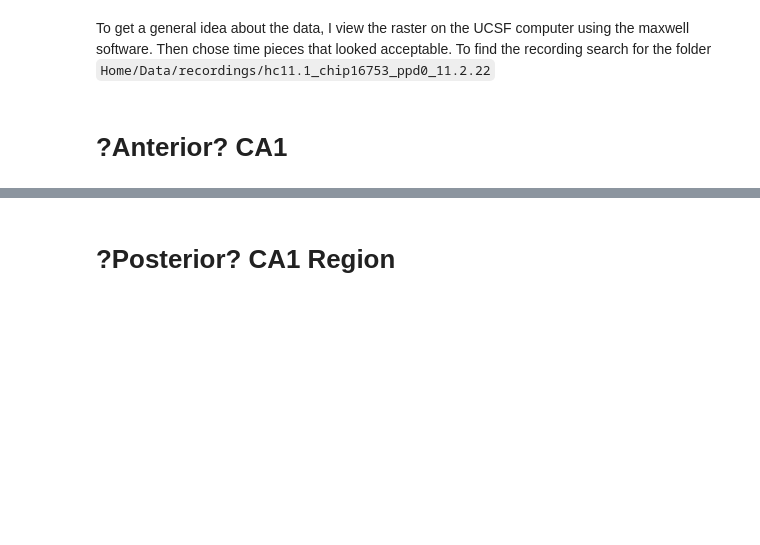
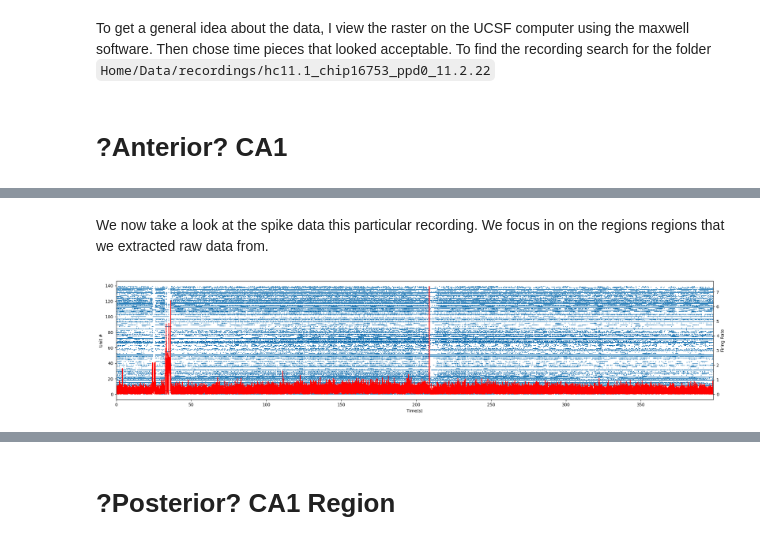
Before and after one commit to braingeneers/midbrain_parkinsons, a Jupyter notebook: tutorials/raw_data/0_data_summary.ipynb, the cells around one changed output, grey strips where cells are left out. Drawn from its saved outputs; the diff is of its cells as text; code cells hidden in the pictures; blank space fills up the shorter version.

```diff
--- a/tutorials/raw_data/0_data_summary.ipynb
+++ b/tutorials/raw_data/0_data_summary.ipynb
@@ -50,0 +57,8 @@ To get a general idea about the data, I view the raster on the UCSF computer usi
+# %% [markdown]
+We now take a look at the spike data this particular recording. We focus in on the regions regions that we extracted raw data from.
+# %%
+sd = read_phy_files('/workspaces/human_hippocampus/data/ephys/2023-04-02-e-hc328_unperturbed/derived/kilosort2/hc3.28_hckcr1_chip16835_plated34.2_rec4.2_curated.zip')
+# %%
+raster_fancy_plot(sd, xsize=25, ysize=5)
+# %% [output]
+[figure, added]
```
Also changed, not shown: parts of 12 cells of this notebook, 4 other files.
